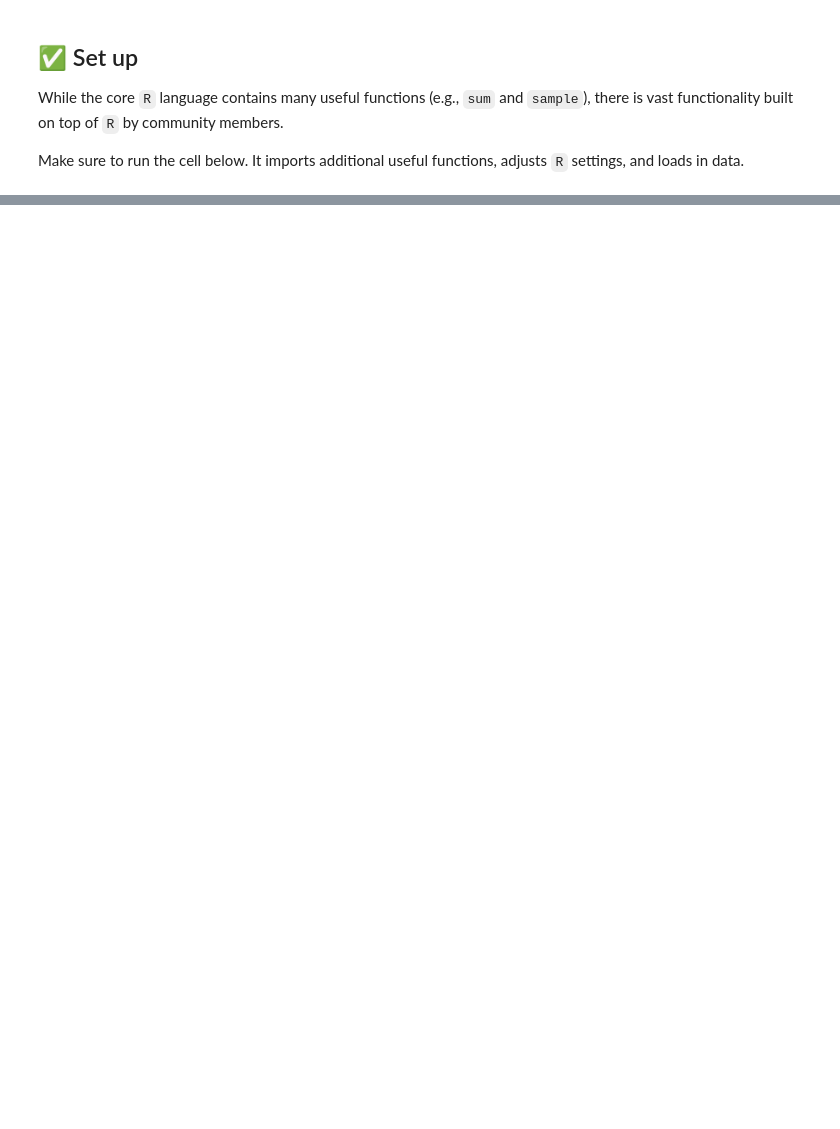
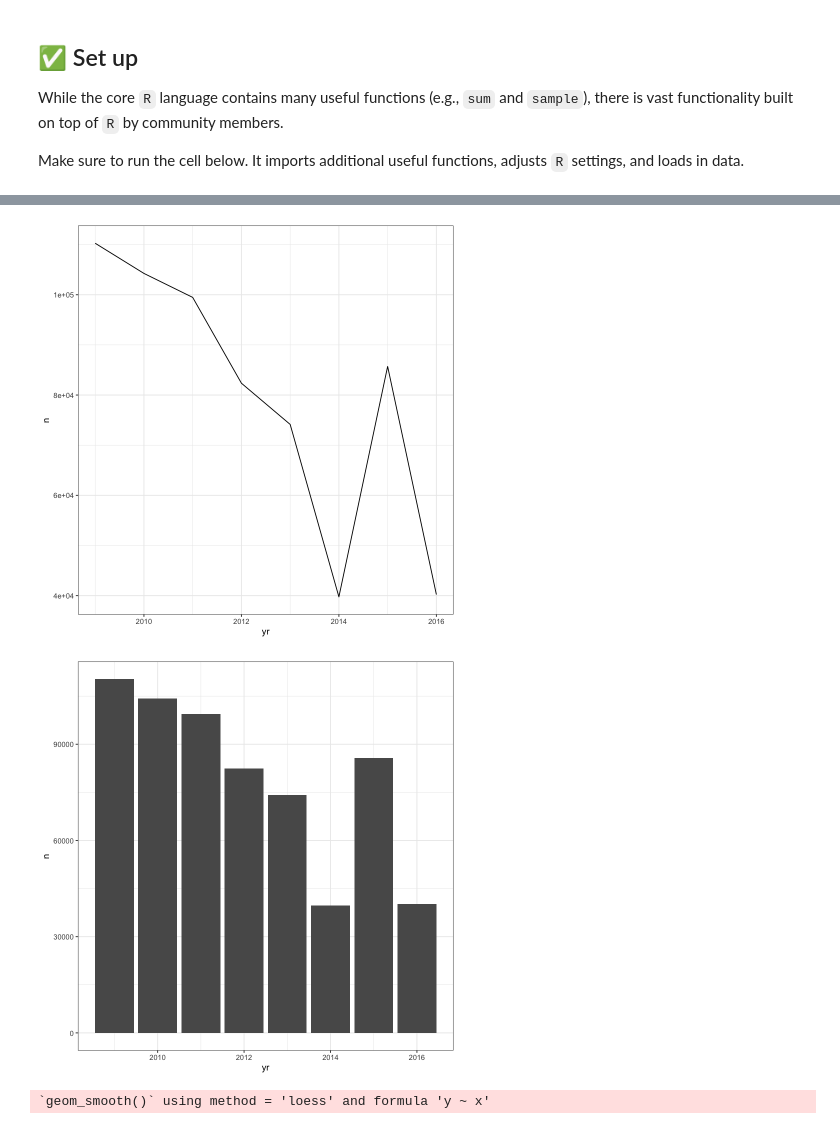
Before and after one commit to joshuagrossman/dsb-win-2023, a Jupyter notebook: opp-munging-plotting/opp-2-answers.ipynb, the cells around one changed output, grey strips where cells are left out. Drawn from its saved outputs; the diff is of its cells as text; code cells hidden in the pictures; blank space fills up the shorter version.

```diff
--- a/opp-munging-plotting/opp-2-answers.ipynb
+++ b/opp-munging-plotting/opp-2-answers.ipynb
@@ -1001,0 +177,36 @@ Instead of just passing one person to `predict()`, we can pass in lots of differ
+# %%
+# First argument: data
+# Second argument: columns to plot on each axis
+ggplot(n_stops_by_year, aes(x = yr, y = n)) +
+
+    # Here's where we specify the plot type
+    geom_line()
+
+# START
+
+# 1.
+
+ggplot(n_stops_by_year, aes(x = yr, y = n)) +
+    geom_col()
+
+ggplot(n_stops_by_year, aes(x = yr, y = n)) +
+    geom_point()
+
+ggplot(n_stops_by_year, aes(x = yr, y = n)) +
+    geom_smooth()
+
+# 2. The geometries are layered on top of one another!
+
+ggplot(n_stops_by_year, aes(x = yr, y = n)) +
+    geom_line() +
+    geom_point()
+
+ggplot(n_stops_by_year, aes(x = yr, y = n)) +
+    geom_col() +
+    geom_line()
+
+# END
+# %% [output]
+[figure, added]
+[figure, added]
+`geom_smooth()` using method = 'loess' and formula 'y ~ x'
```
Also changed, not shown: parts of 112 cells of this notebook, 6 other files.
